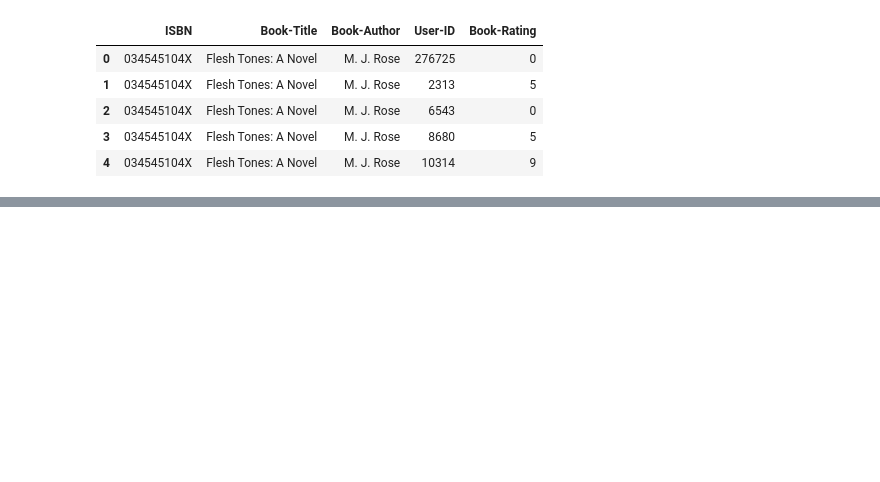
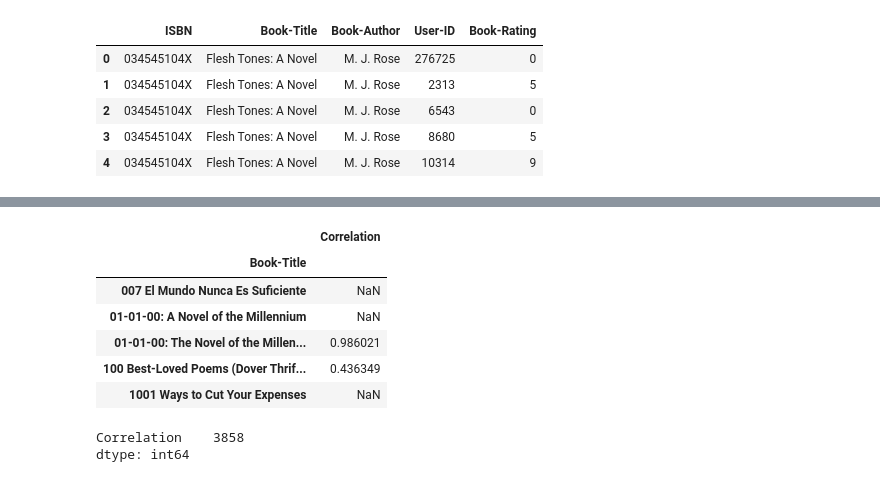
Before and after one commit to Narayan718/unsupervised, a Jupyter notebook: recommendation model.ipynb, the cells around one changed output, grey strips where cells are left out. Saved outputs shown, nothing was run; the diff lists cells and outputs as text; code cells hidden in the pictures; blank space fills up the shorter version.

```diff
--- a/recommendation model.ipynb
+++ b/recommendation model.ipynb
@@ -412,0 +425,3 @@ book_rec
+# %%
+wild_animus = book_rec['Wild Animus']
+wild_animus.head()
@@ -412,0 +436,3 @@ book_rec
+# %%
+similar_books_of_wild_animus = book_rec.corrwith(wild_animus)
+similar_books_of_wild_animus.head()
@@ -412,0 +447,16 @@ book_rec
+# %%
+wild_animus_corr = pd.DataFrame(similar_books_of_wild_animus, columns=['Correlation'])
+wild_animus_corr.head()
+# %% [output]
+|  | Correlation |
+| Book-Title |  |
+| 007 El Mundo Nunca Es Suficiente | NaN |
+| 01-01-00: A Novel of the Millennium | NaN |
+| 01-01-00: The Novel of the Millen... | 0.986021 |
+| 100 Best-Loved Poems (Dover Thrif... | 0.436349 |
+| 1001 Ways to Cut Your Expenses | NaN |
+# %%
+wild_animus_corr.isnull().sum()
+# %% [output]
+Correlation    3858
+dtype: int64
```
Also changed, not shown: parts of 11 cells of this notebook.
